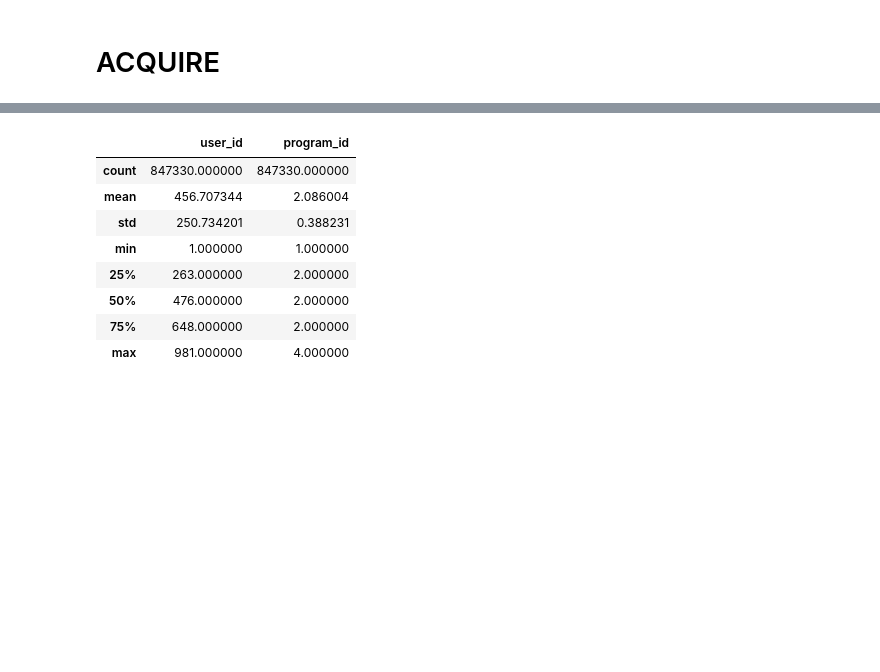
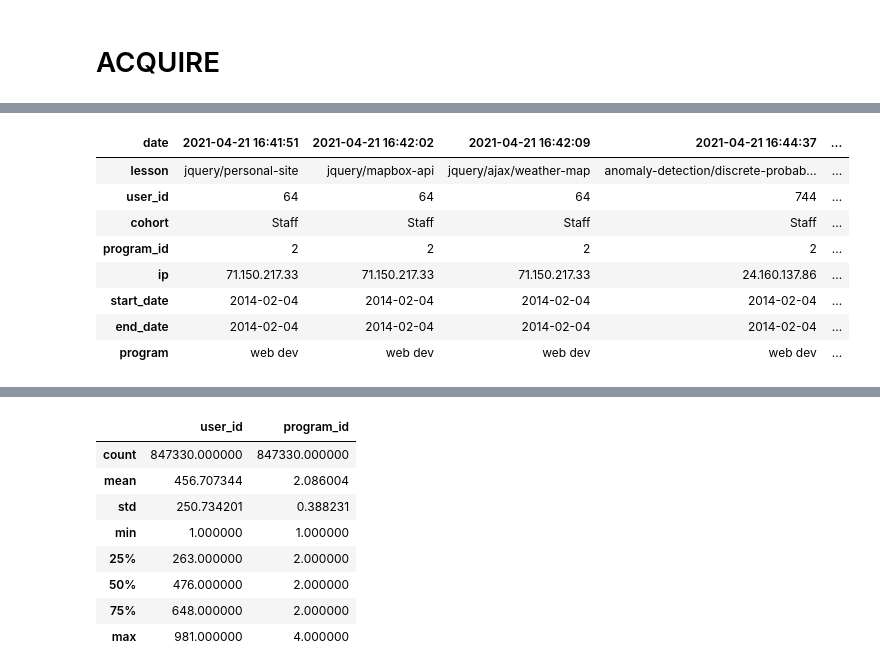
Before and after one commit to Curriculum-Assurance-Team/Curriculum_Engagement_and_Usage_Analysis, a Jupyter notebook: explore_miatta.ipynb, the cells around one changed output, grey strips where cells are left out. Saved outputs shown, nothing was run; the diff lists cells and outputs as text; code cells hidden in the pictures; blank space fills up the shorter version.

```diff
--- a/explore_miatta.ipynb
+++ b/explore_miatta.ipynb
@@ -45,3 +47,15 @@ logs_df.head().T
+# %%
+logs_df.tail().T
+# %% [output]
+| date | 2021-04-21 16:41:51 | 2021-04-21 16:42:02 | 2021-04-21 16:42:09 | 2021-04-21 16:44:37 | ... |
+| lesson | jquery/personal-site | jquery/mapbox-api | jquery/ajax/weather-map | anomaly-detection/discrete-probab... | ... |
+| user_id | 64 | 64 | 64 | 744 | ... |
+| cohort | Staff | Staff | Staff | Staff | ... |
+| program_id | 2 | 2 | 2 | 2 | ... |
+| ip | 71.150.217.33 | 71.150.217.33 | 71.150.217.33 | 24.160.137.86 | ... |
+| start_date | 2014-02-04 | 2014-02-04 | 2014-02-04 | 2014-02-04 | ... |
+| end_date | 2014-02-04 | 2014-02-04 | 2014-02-04 | 2014-02-04 | ... |
+| program | web dev | web dev | web dev | web dev | ... |
 # %%
 logs_df.info()
 # %% [output]
```
Also changed, not shown: parts of 20 cells of this notebook.
